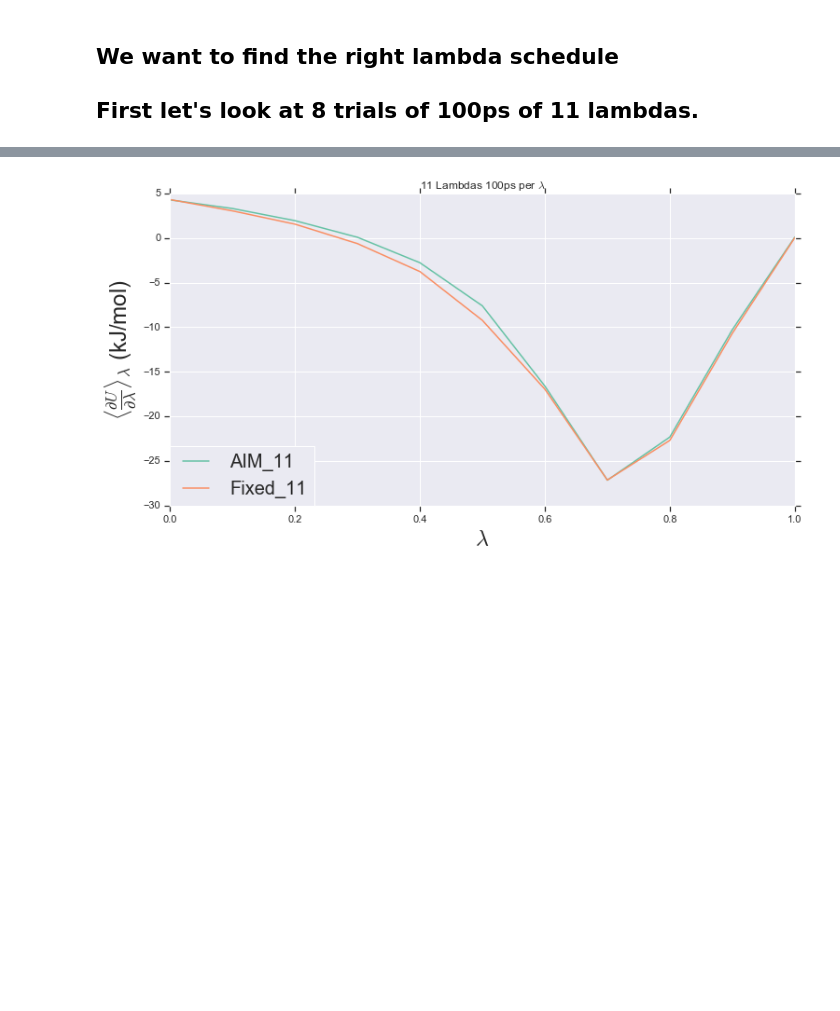
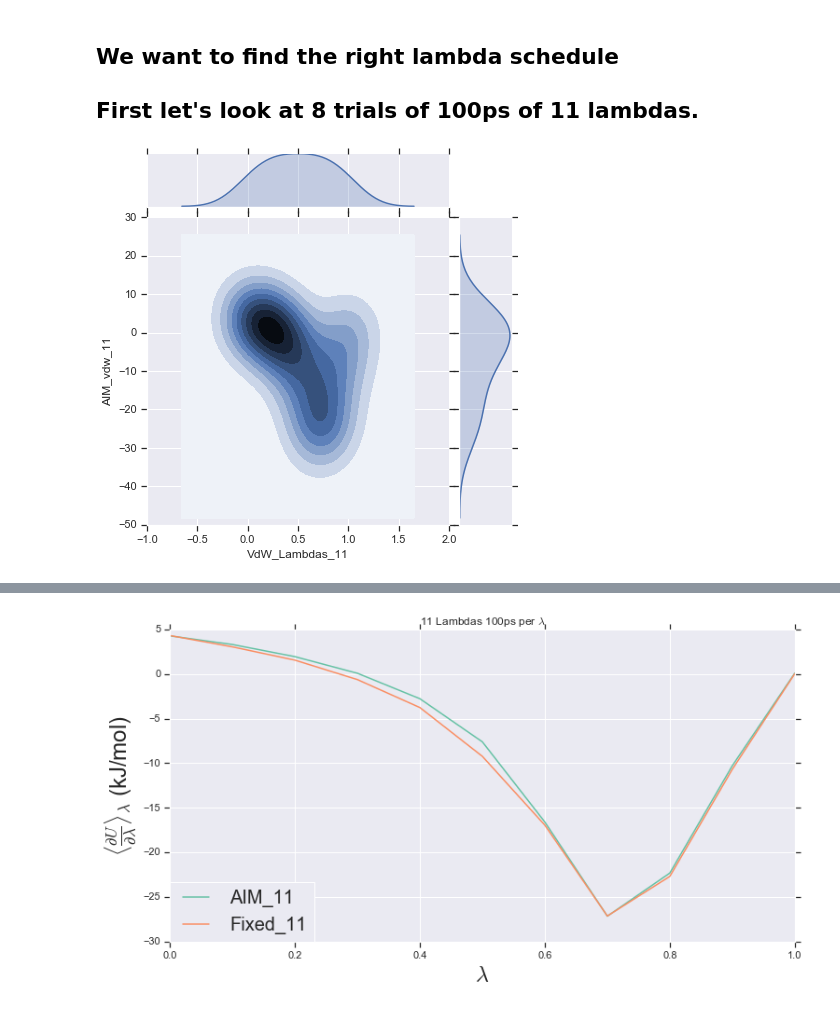
Before and after one commit to bioSandMan/gmx514, a Jupyter notebook: methane.ipynb, the cells around one changed output, grey strips where cells are left out. Saved outputs shown, nothing was run; the diff lists cells and outputs as text; code cells hidden in the pictures; blank space fills up the shorter version.

```diff
--- a/methane.ipynb
+++ b/methane.ipynb
@@ -143,3 +143,7 @@ df_allk['VdW_Lambdas_11'] = vdwLambdas
 eleven_lambdas = pd.DataFrame.from_dict(df_allk)
 eleven_results = results['100ps'].apply(np.vectorize(am.convert_to_kcal))
 eleven_results['Number of Lambdas'] = 11
+# %%
+sns.jointplot(x="VdW_Lambdas_11", y="AIM_vdw_11", data=eleven_lambdas, kind='kde');
+# %% [output]
+[figure, added]
```
Also changed, not shown: parts of 15 cells of this notebook.
